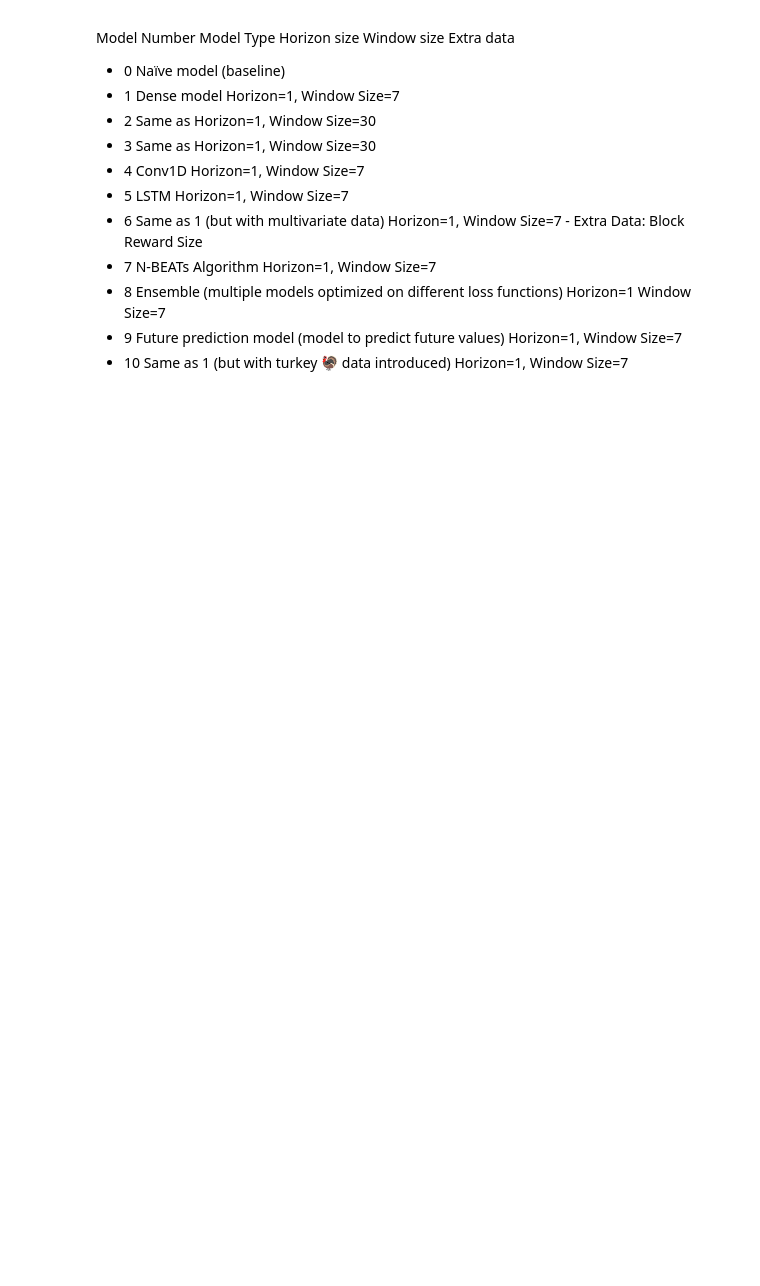
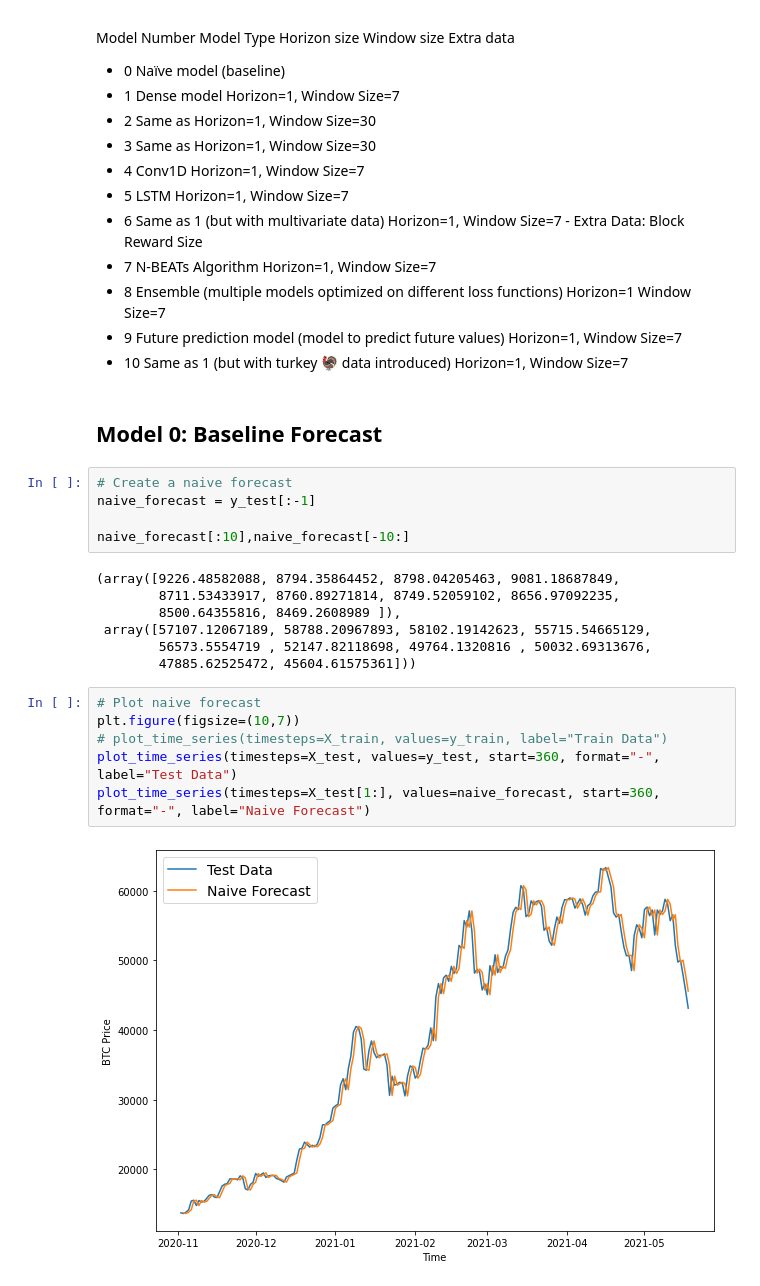
Before and after one commit to SilahicAmil/End-To-End-Time-Series-Forcasting, a Jupyter notebook: Time_Series_Forecasting_BitPredict.ipynb, the cells around one changed output. Cells and saved outputs as stored; diff of their text form; blank space fills up the shorter version.

Commit message:
Naive Forecast

```diff
--- a/Time_Series_Forecasting_BitPredict.ipynb
+++ b/Time_Series_Forecasting_BitPredict.ipynb
@@ -262,3 +262,25 @@ Model Number	Model Type	Horizon size	Window size	Extra data
 * 8	Ensemble (multiple models optimized on different loss functions)	Horizon=1	Window Size=7
 * 9	Future prediction model (model to predict future values)	Horizon=1,	Window Size=7
 * 10	Same as 1 (but with turkey 🦃 data introduced) Horizon=1,	Window Size=7
+# %% [markdown]
+## Model 0: Baseline Forecast
+# %%
+# Create a naive forecast
+naive_forecast = y_test[:-1]
+
+naive_forecast[:10],naive_forecast[-10:]
+# %% [output]
+(array([9226.48582088, 8794.35864452, 8798.04205463, 9081.18687849,
+        8711.53433917, 8760.89271814, 8749.52059102, 8656.97092235,
+        8500.64355816, 8469.2608989 ]),
+ array([57107.12067189, 58788.20967893, 58102.19142623, 55715.54665129,
+        56573.5554719 , 52147.82118698, 49764.1320816 , 50032.69313676,
+        47885.62525472, 45604.61575361]))
+# %%
+# Plot naive forecast
+plt.figure(figsize=(10,7))
+# plot_time_series(timesteps=X_train, values=y_train, label="Train Data")
+plot_time_series(timesteps=X_test, values=y_test, start=360, format="-", label="Test Data")
+plot_time_series(timesteps=X_test[1:], values=naive_forecast, start=360, format="-", label="Naive Forecast")
+# %% [output]
+[figure, added]
```
Also changed, not shown: parts of 1 cell of this notebook.
